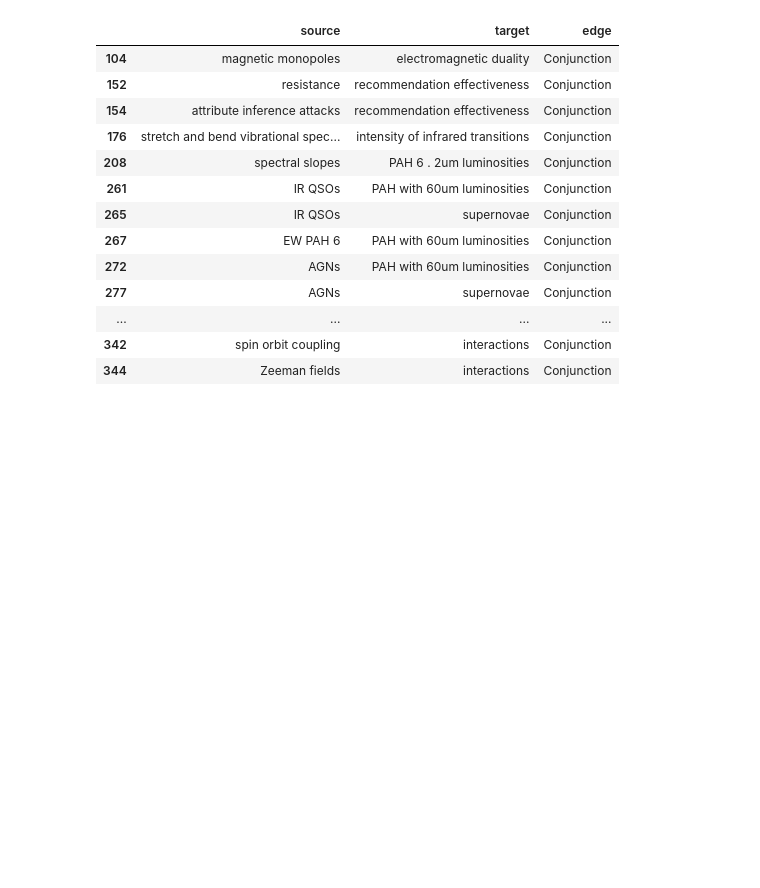
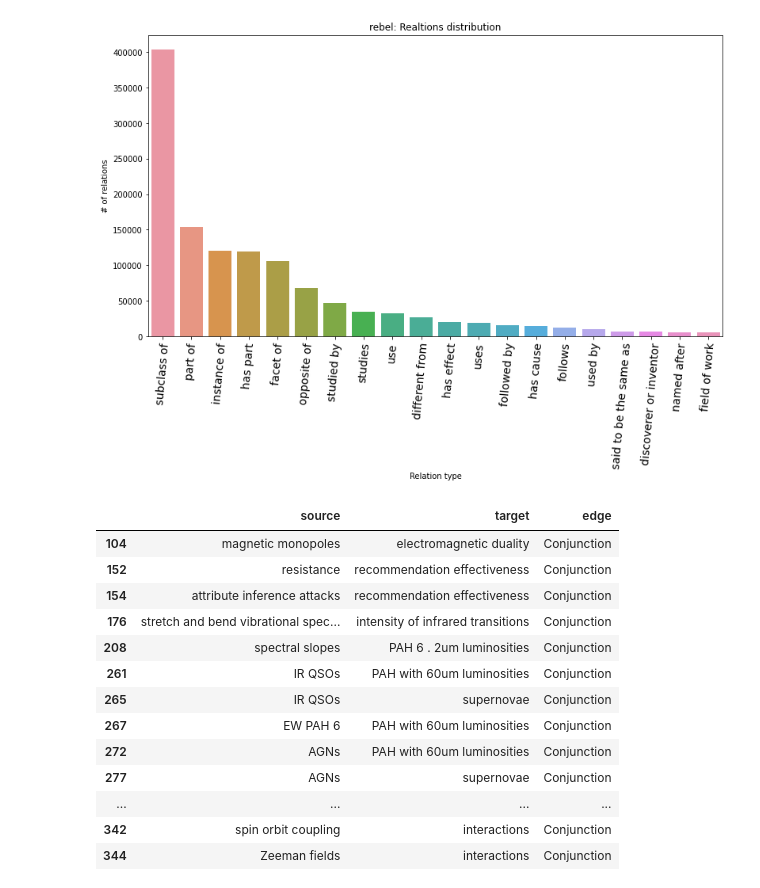
Before and after one commit to eestien/EntRel, a Jupyter notebook: KG_Analysis.ipynb, the cells around one changed output. Saved outputs shown, nothing was run; the diff lists cells and outputs as text; code cells hidden in the pictures; blank space fills up the shorter version.

```diff
--- a/KG_Analysis.ipynb
+++ b/KG_Analysis.ipynb
@@ -53,3 +89,9 @@ pfn_rels
+# %%
+rebel_relation_types_vc = get_relation_value_counts(rebel_rels.edge)
+# %%
+plot_rels_dist(data=rebel_relation_types_vc, method_name='rebel')
+# %% [output]
+[figure, added]
 # %%
 def print_top_entities_for_relation(data, relation_type):
     edges = data[data.edge.isin([relation_type])]
```
Also changed, not shown: parts of 32 cells of this notebook, 1 other file.
